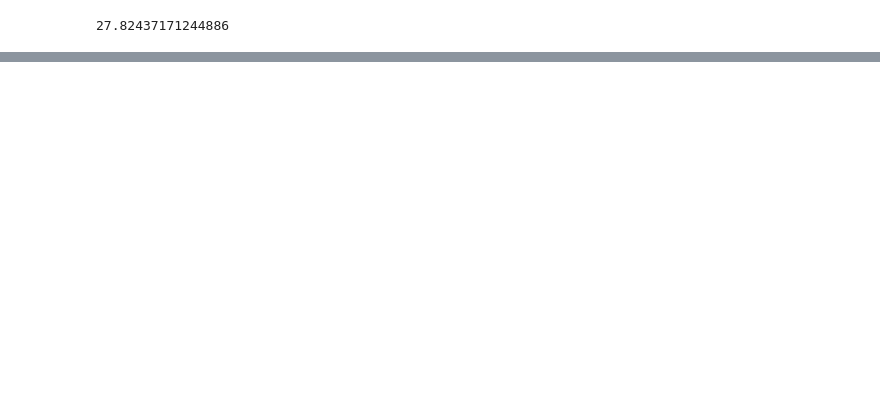
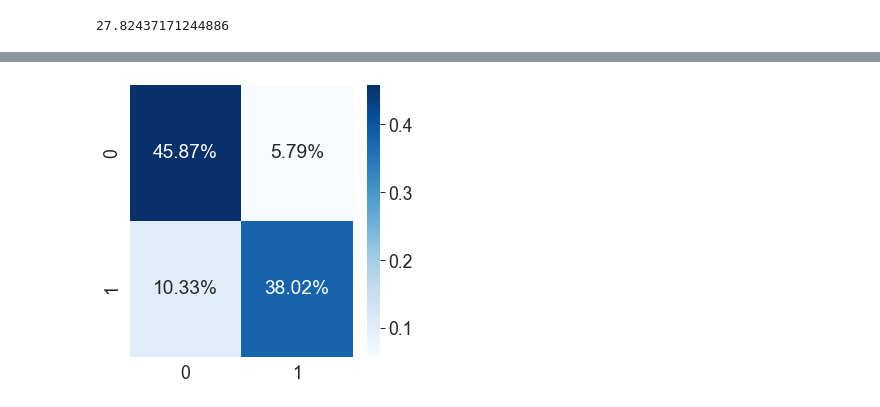
Before and after one commit to EricaFer/Nudity-Detection, a Jupyter notebook: processing.ipynb, the cells around one changed output, grey strips where cells are left out. Cells and saved outputs as stored; diff of their text form; code cells hidden in the pictures; blank space fills up the shorter version.

```diff
--- a/processing.ipynb
+++ b/processing.ipynb
@@ -186,0 +270,29 @@ Nudez detectada
+# %%
+def prepara_fit(dataset):
+
+    X = dataset.drop(columns = ['label'], axis = 1)
+    Y = dataset.label
+
+    X_train, X_test, Y_train,Y_test = train_test_split(X,Y,
+                                                        test_size = 0.25,
+                                                        stratify= Y,
+                                                        random_state = 0)
+
+    return X_train, X_test, Y_train,Y_test,X,Y
+# %%
+f1_list=[]
+k_list=[]
+
+X_train, X_test, Y_train,Y_test,X,Y = prepara_fit(dataset_clean)
+
+for k in range(1,40):
+    clf=KNeighborsClassifier(n_neighbors=k,n_jobs=-1)
+    clf.fit(X_train,Y_train)
+    pred=clf.predict(X_test)
+    f=f1_score(Y_test,pred,average='macro')
+    f1_list.append(f)
+    k_list.append(k)
+# %%
+best_f1_score=max(f1_list)
+best_k=k_list[f1_list.index(best_f1_score)]
+print("Optimum K value =",best_k," with F1-Score =",best_f1_score)
@@ -186,0 +301,8 @@ Nudez detectada
+# %%
+clf=KNeighborsClassifier(
+    n_neighbors=best_k,
+    n_jobs=-1
+)
+clf.fit(X_train,Y_train)
+pred=clf.predict(X_test)
+print(f1_score(Y_test,pred,average='macro'))
@@ -186,0 +340,8 @@ Nudez detectada
+# %%
+cf_matrix = confusion_matrix(Y_test,pred)
+fig = sns.heatmap(cf_matrix/np.sum(cf_matrix), annot=True,
+            fmt='.2%', cmap='Blues')
+
+plt.savefig('graficos/cf.eps')
+# %% [output]
+[figure, added]
```
Also changed, not shown: parts of 46 cells of this notebook, 1 other file.
